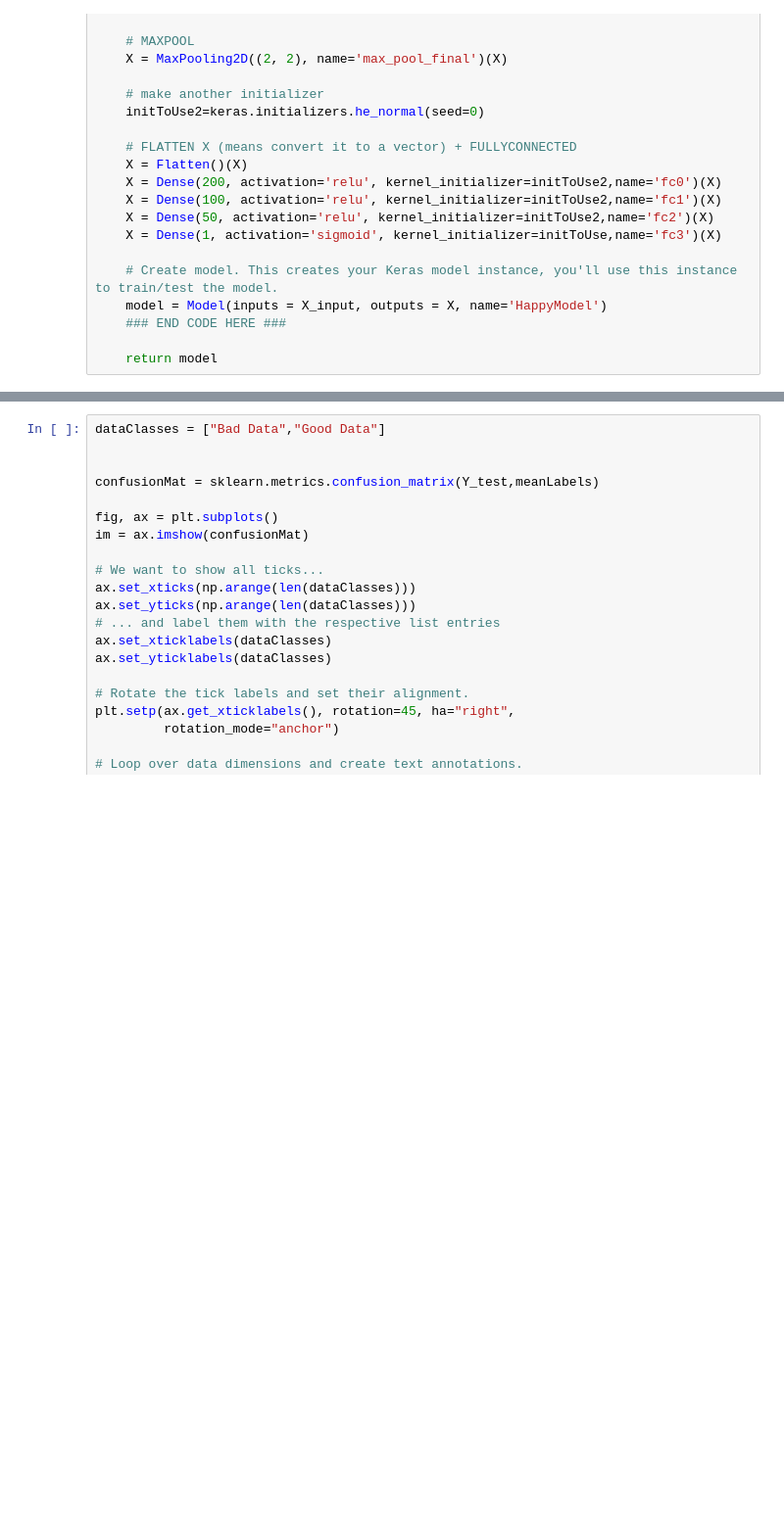
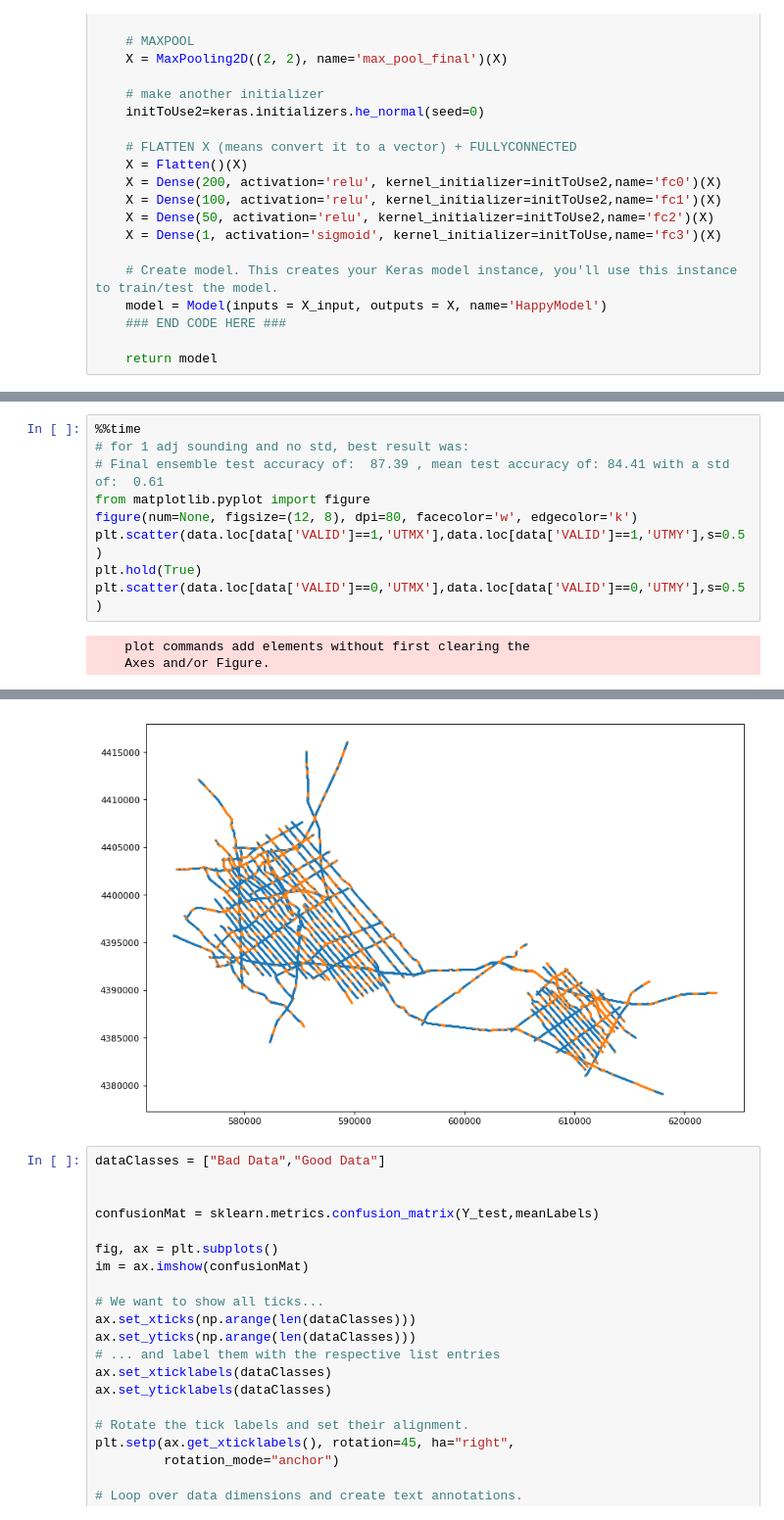
Before and after one commit to ndewar/AEM_ML, a Jupyter notebook: CNN_2D_AEM_ML_v1.ipynb, the cells around one changed output, grey strips where cells are left out. Shown at 98% size. Saved outputs shown, nothing was run; the diff lists cells and outputs as text; blank space fills up the shorter version.

```diff
--- a/CNN_2D_AEM_ML_v1.ipynb
+++ b/CNN_2D_AEM_ML_v1.ipynb
@@ -448,0 +568,12 @@ print("\n Final ensemble test accuracy of: ",str(np.round(test_acc_mean*100,2)),
+# %%
+%%time
+# for 1 adj sounding and no std, best result was:
+# Final ensemble test accuracy of:  87.39 , mean test accuracy of: 84.41 with a std of:  0.61
+from matplotlib.pyplot import figure
+figure(num=None, figsize=(12, 8), dpi=80, facecolor='w', edgecolor='k')
+plt.scatter(data.loc[data['VALID']==1,'UTMX'],data.loc[data['VALID']==1,'UTMY'],s=0.5)
+plt.hold(True)
+plt.scatter(data.loc[data['VALID']==0,'UTMX'],data.loc[data['VALID']==0,'UTMY'],s=0.5)
+# %% [output]
+    plot commands add elements without first clearing the
+    Axes and/or Figure.
@@ -449,3 +581,4 @@ print("\n Final ensemble test accuracy of: ",str(np.round(test_acc_mean*100,2)),
+[figure, added]
 # %%
 dataClasses = ["Bad Data","Good Data"]
 
```
Also changed, not shown: parts of 13 cells of this notebook.
